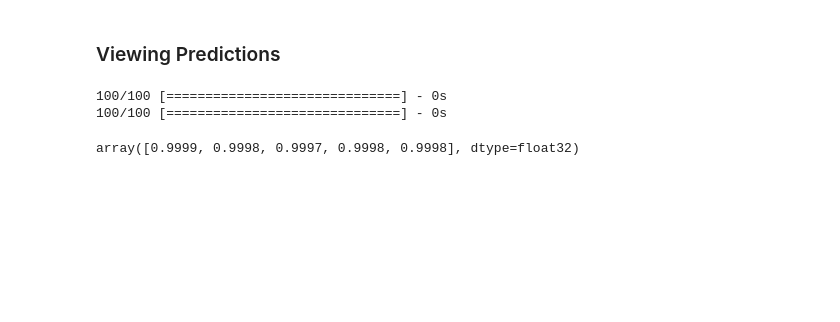
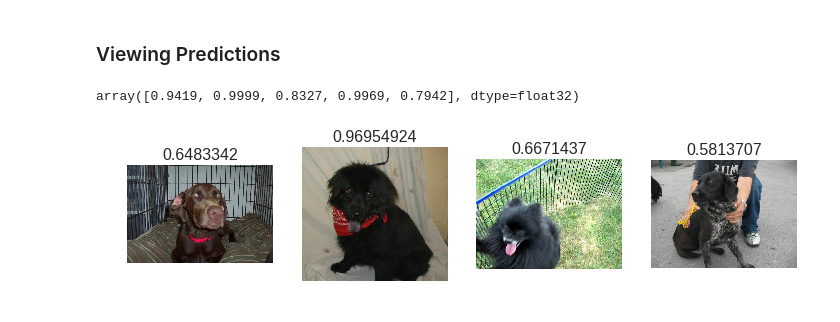
Before and after one commit to skakshay/Dogs-Cats-Redux, a Jupyter notebook: nb1.ipynb, the cells around one changed output. Drawn from its saved outputs; the diff is of its cells as text; code cells hidden in the pictures; blank space fills up the shorter version.

Commit message:
visualization

```diff
--- a/nb1.ipynb
+++ b/nb1.ipynb
@@ -69,9 +48,9 @@ Archive:  train.zip
 # %%
 # these paths are when you are at home directory
 chdir_home()
-curr_dir = os.getcwd()
-path = curr_dir+'/workspace/data/redux/'
-# path = curr_dir+'/workspace/data/redux/sample/'
+
+path = 'data/redux/'
+# path = 'data/redux/sample/'
 
 train_path = path+'train/'
 val_path = path+'valid/'
@@ -272,13 +250,13 @@ from sklearn.preprocessing import OneHotEncoder
 # %%
-# path = 'workspace/data/redux/'
-# path = 'workspace/data/redux/sample/'
+# path = 'data/redux/'
+path = 'data/redux/sample/'
 
-# train_path = path+'train/'
-# val_path = path+'valid/'
-# test_path = path+'test/'
-# results_path = path+'results/'
-# model_path = path+'models/'
-# if not os.path.exists(model_path): os.mkdir(model_path)
+train_path = path+'train/'
+val_path = path+'valid/'
+test_path = path+'test/'
+results_path = path+'results/'
+model_path = path+'models/'
+if not os.path.exists(model_path): os.mkdir(model_path)
 # %%
 batch_size=64
 no_epochs = 3
@@ -333,8 +313,8 @@ lm = Sequential([ Dense(2, activation='softmax', input_shape=(1000,)) ])
 lm.compile(optimizer=RMSprop(lr=0.1), loss='categorical_crossentropy', metrics=['accuracy'])
 # %%
 # Here you can experiment with batch size
-batch_size=128
+batch_size=64
 # %%
-lm.fit(train_feat, train_labels, nb_epoch=10, validation_data=(val_feat, val_labels), batch_size=batch_size)
+lm.fit(train_feat, train_labels, nb_epoch=20, validation_data=(val_feat, val_labels), batch_size=batch_size)
 # %% [output]
 Train on 1100 samples, validate on 100 samples
@@ -372,13 +352,10 @@ ________________________________________________________________________________
 # %%
 preds = lm.predict_classes(val_feat, batch_size)
 probs = lm.predict_proba(val_feat, batch_size)[:,0]
-# %% [output]
-100/100 [==============================] - 0s
-100/100 [==============================] - 0s
 # %%
 probs[:5]
 # %% [output]
-array([0.9999, 0.9998, 0.9997, 0.9998, 0.9998], dtype=float32)
+array([0.9419, 0.9999, 0.8327, 0.9969, 0.7942], dtype=float32)
 # %%
 filenames = val_batches.filenames
 n_view = 4
@@ -387,6 +364,8 @@ def plot_idx(idx, titles=None):
     plots([Image.open(val_path+filenames[i]) for i in idx], titles=titles)
 # %%
 #  A few correct labels at random
-correct = np.where(preds==val_labels[:,1])[0]
-# idx = np.random.permutation(correct)[:n_view]
+correct = np.where(preds!=val_labels[:,1])[0]
+idx = np.random.permutation(correct)[:n_view]
 plot_idx(idx, titles=probs[idx])
+# %% [output]
+[figure, added]
```
Also changed, not shown: parts of 16 cells of this notebook.
